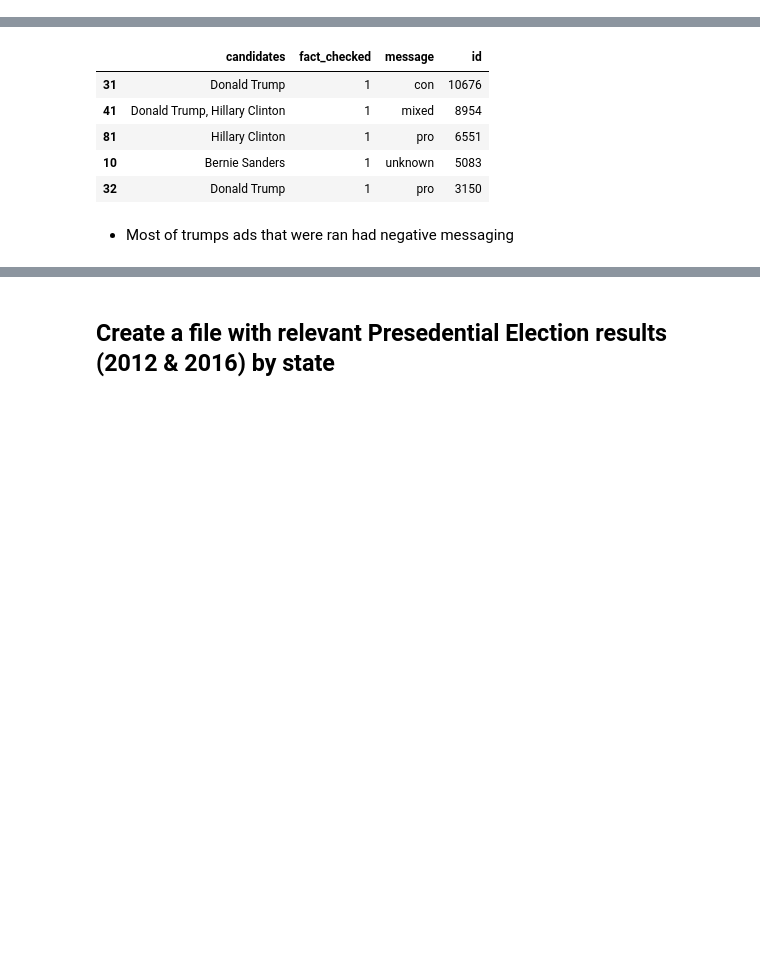
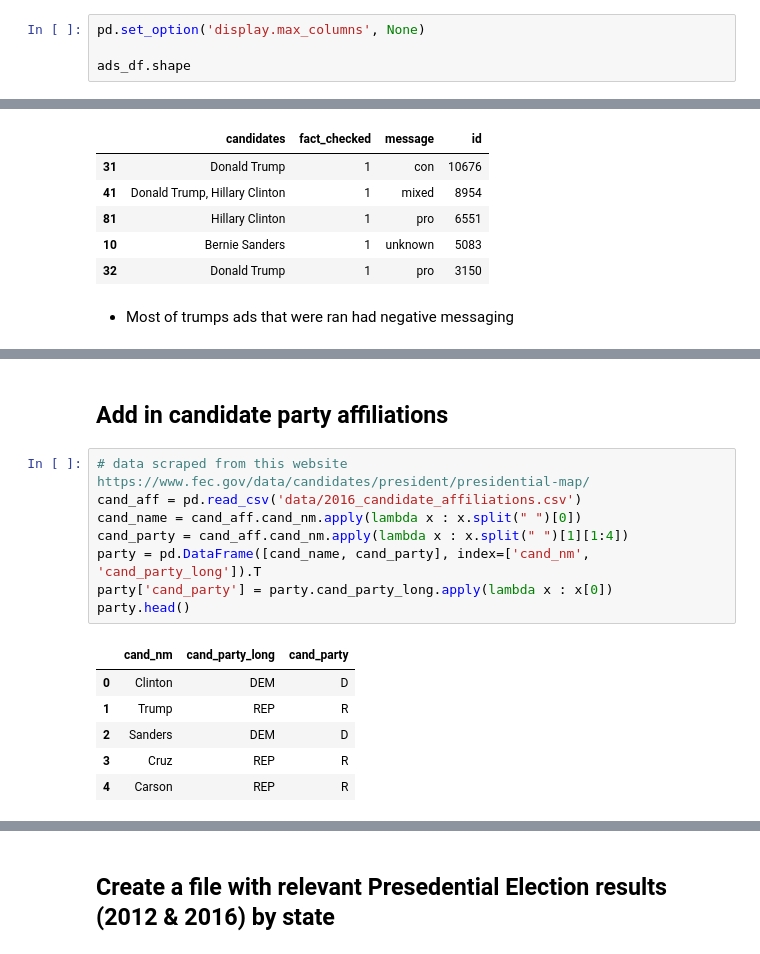
Before and after one commit to phoebeyueh/200_presidential_campaign_analysis, a Jupyter notebook: Annie_Copy_Data_Cleaning.ipynb, the cells around one changed output, grey strips where cells are left out. Saved outputs shown, nothing was run; the diff lists cells and outputs as text; blank space fills up the shorter version.

```diff
--- a/Annie_Copy_Data_Cleaning.ipynb
+++ b/Annie_Copy_Data_Cleaning.ipynb
@@ -165,0 +184,4 @@ ads_df.head(5)
+# %%
+pd.set_option('display.max_columns', None)
+
+ads_df.shape
@@ -323 +365,18 @@ Index(['id', 'wp_identifier', 'network', 'location', 'program', 'program_type',
       dtype='object')
+# %% [markdown]
+## Add in candidate party affiliations
+# %%
+# data scraped from this website https://www.fec.gov/data/candidates/president/presidential-map/
+cand_aff = pd.read_csv('data/2016_candidate_affiliations.csv')
+cand_name = cand_aff.cand_nm.apply(lambda x : x.split(" ")[0])
+cand_party = cand_aff.cand_nm.apply(lambda x : x.split(" ")[1][1:4])
+party = pd.DataFrame([cand_name, cand_party], index=['cand_nm', 'cand_party_long']).T
+party['cand_party'] = party.cand_party_long.apply(lambda x : x[0])
+party.head()
+# %% [output]
+|  | cand_nm | cand_party_long | cand_party |
+| 0 | Clinton | DEM | D |
+| 1 | Trump | REP | R |
+| 2 | Sanders | DEM | D |
+| 3 | Cruz | REP | R |
+| 4 | Carson | REP | R |
```
Also changed, not shown: parts of 27 cells of this notebook.
